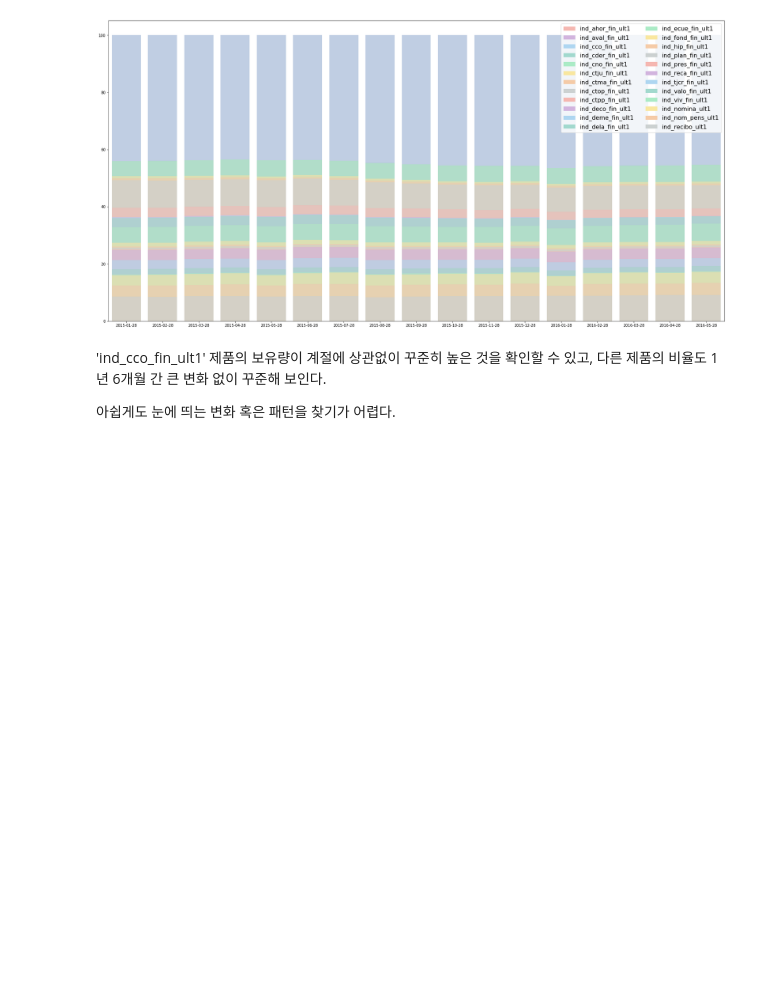
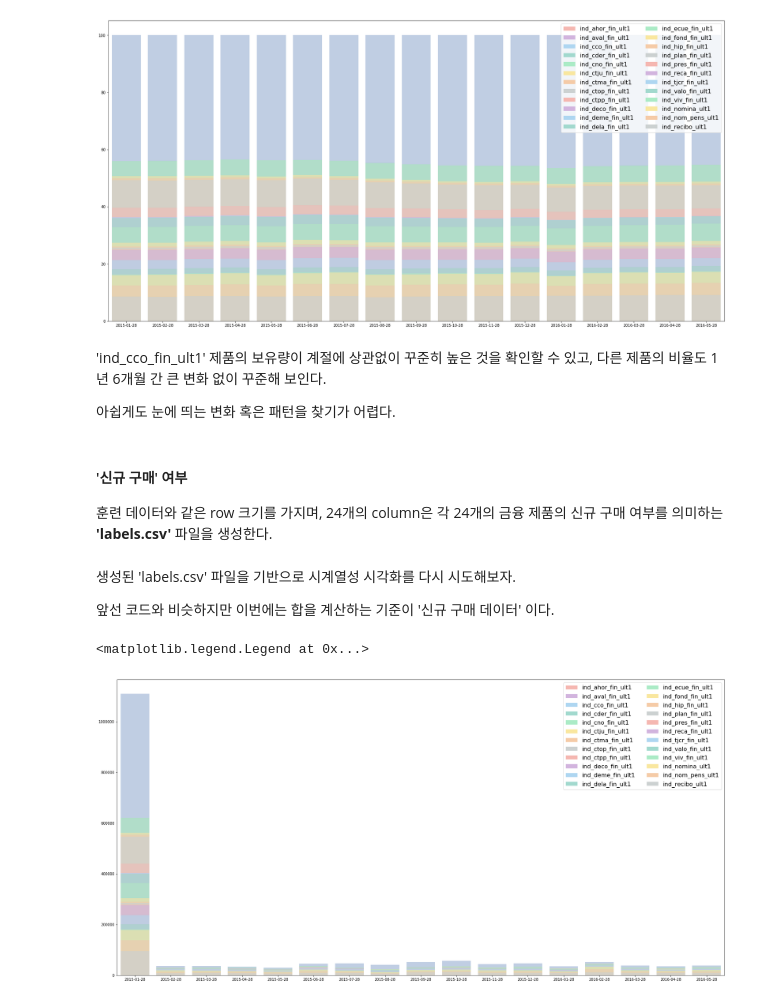
Before and after one commit to taejin0527/kaggle_study, a Jupyter notebook: santander/myEDA.ipynb, the cells around one changed output. Saved outputs shown, nothing was run; the diff lists cells and outputs as text; code cells hidden in the pictures; blank space fills up the shorter version.

```diff
--- a/santander/myEDA.ipynb
+++ b/santander/myEDA.ipynb
@@ -372,3 +366,7 @@ plt.legend([plt.Rectangle((0,0), 1, 1, fc=color_list[i%8], edgecolor='none') for
 'ind_cco_fin_ult1' 제품의 보유량이 계절에 상관없이 꾸준히 높은 것을 확인할 수 있고, 다른 제품의 비율도 1년 6개월 간 큰 변화 없이 꾸준해 보인다.
 
 아쉽게도 눈에 띄는 변화 혹은 패턴을 찾기가 어렵다.
+# %% [markdown]
+#### '신규 구매' 여부
+
+훈련 데이터와 같은 row 크기를 가지며, 24개의 column은 각 24개의 금융 제품의 신규 구매 여부를 의미하는 **'labels.csv'** 파일을 생성한다.
@@ -374,0 +413,30 @@ plt.legend([plt.Rectangle((0,0), 1, 1, fc=color_list[i%8], edgecolor='none') for
+# %% [markdown]
+생성된 'labels.csv' 파일을 기반으로 시계열성 시각화를 다시 시도해보자.
+
+앞선 코드와 비슷하지만 이번에는 합을 계산하는 기준이 '신규 구매 데이터' 이다.
+# %%
+# labels = pd.read_csv('input/labels.csv').astype(int)
+fecha_dato = pd.read_csv('input/train_ver2.csv', usecols=['fecha_dato'])
+
+labels['date'] = fecha_dato.fecha_dato
+months = np.unique(fecha_dato.fecha_dato).tolist()
+label_cols = labels.columns.tolist()[:24]
+
+label_over_time = []
+for i in range(len(label_cols)):
+    label_over_time.append(labels.groupby(['date'])[label_cols[i]].agg('sum').tolist())
+
+label_sum_over_time = []
+for i in range(len(label_cols)):
+    label_sum_over_time.append(np.asarray(label_over_time[i:]).sum(axis=0))
+
+color_list = ['#F5B7B1','#D2B4DE','#AED6F1','#A2D9CE','#ABEBC6','#F9E79F','#F5CBA7','#CCD1D1']
+
+f, ax = plt.subplots(figsize=(30, 15))
+for i in range(len(label_cols)):
+    sns.barplot(x=months, y=label_sum_over_time[i], color = color_list[i%8], alpha=0.7)
+
+plt.legend([plt.Rectangle((0,0),1,1,fc=color_list[i%8], edgecolor = 'none') for i in range(len(label_cols))], label_cols, loc=1, ncol = 2, prop={'size':16})
+# %% [output]
+<matplotlib.legend.Legend at 0x...>
+[figure, added]
```
Also changed, not shown: parts of 3 cells of this notebook, 2 other files.
